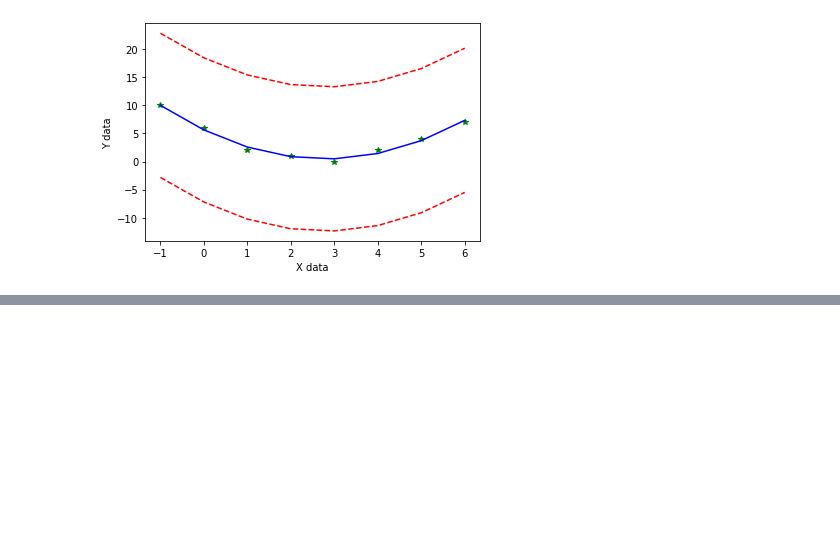
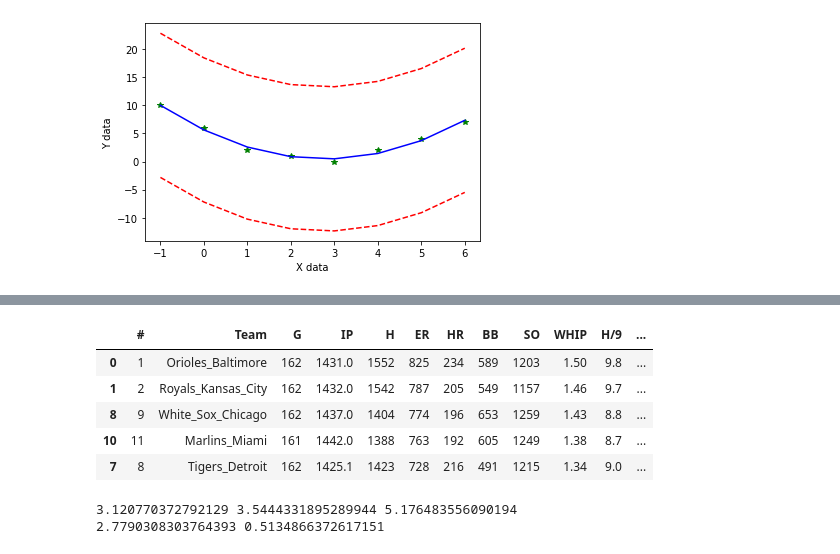
Before and after one commit to BriA827/data_analysis, a Jupyter notebook: least-squares-part-5a.ipynb, the cells around one changed output, grey strips where cells are left out. Cells and saved outputs as stored; diff of their text form; code cells hidden in the pictures; blank space fills up the shorter version.

```diff
--- a/least-squares-part-5a.ipynb
+++ b/least-squares-part-5a.ipynb
@@ -125,0 +189,23 @@ line_graph([xlist1, xes, ubx, lbx], [ylist1, yes, uby, lby], x_label = "X data",
+# %%
+pitch.head()
+# %% [output]
+|  | # | Team | G | IP | H | ER | HR | BB | SO | WHIP | H/9 | ... |
+| 0 | 1 | Orioles_Baltimore | 162 | 1431.0 | 1552 | 825 | 234 | 589 | 1203 | 1.50 | 9.8 | ... |
+| 1 | 2 | Royals_Kansas_City | 162 | 1432.0 | 1542 | 787 | 205 | 549 | 1157 | 1.46 | 9.7 | ... |
+| 8 | 9 | White_Sox_Chicago | 162 | 1437.0 | 1404 | 774 | 196 | 653 | 1259 | 1.43 | 8.8 | ... |
+| 10 | 11 | Marlins_Miami | 161 | 1442.0 | 1388 | 763 | 192 | 605 | 1249 | 1.38 | 8.7 | ... |
+| 7 | 8 | Tigers_Detroit | 162 | 1425.1 | 1423 | 728 | 216 | 491 | 1215 | 1.34 | 9.0 | ... |
+# %%
+co_so, co_rbi, co_win = least_quad_3(pitch["SO"], hitting["RBI"], hitting["WPCT"])
+
+pitch_x, pitch_y = slope_to_points(co_so, co_win, pitch["SO"])
+err_pitch = rmse(hitting["WPCT"], pitch_y) #way bigger error than before, .2 -> 2.7
+
+hit_x, hit_y = slope_to_points(co_rbi, co_win, hitting["RBI"])
+err_hit = rmse(hitting["WPCT"], hit_y) #bigger error too, .3 -> .5
+
+print(co_x, co_x2, co_con) #the pitch coefficient is still less than the hitting coefficient
+print(err_pitch, err_hit)
+# %% [output]
+3.120770372792129 3.5444331895289944 5.176483556090194
+2.7790308303764393 0.5134866372617151
```
Also changed, not shown: parts of 8 cells of this notebook.
